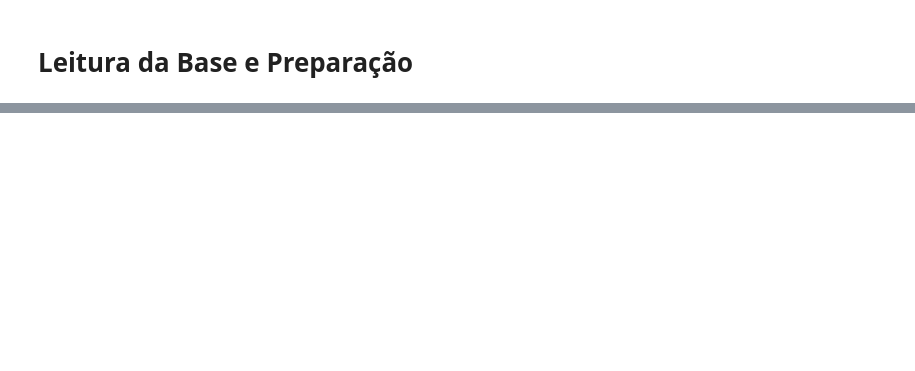
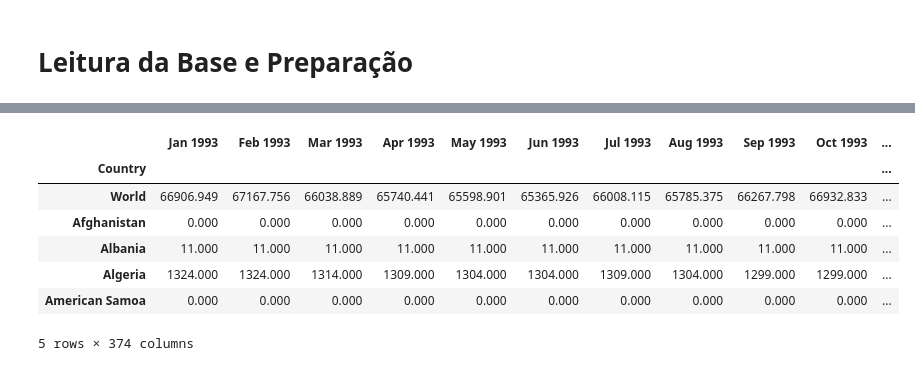
Before and after one commit to Zoneti/fiap-postech-tech-challenge4, a Jupyter notebook: Tech_Challeng_4.ipynb, the cells around one changed output, grey strips where cells are left out. Drawn from its saved outputs; the diff is of its cells as text; code cells hidden in the pictures; blank space fills up the shorter version.

```diff
--- a/Tech_Challeng_4.ipynb
+++ b/Tech_Challeng_4.ipynb
@@ -38,0 +185,48 @@ warnings.filterwarnings('ignore')
+# %%
+for col in df_producao_petroleo.columns:
+    if col != 'Country':
+      df_producao_petroleo[col] = pd.to_numeric(df_producao_petroleo[col])
+# %%
+df_producao_petroleo["Continent"] = df_producao_petroleo.apply(lambda row: country_to_continent(row.Country), axis=1)
+# %%
+df_producao_petroleo.at['World','Continent'] = 'World'
+df_producao_petroleo.at['Antarctica','Continent'] = 'North America'
+df_producao_petroleo.at['Burma','Continent'] = 'Asia'
+df_producao_petroleo.at['Congo-Brazzaville','Continent'] = 'Africa'
+df_producao_petroleo.at['Congo-Kinshasa','Continent'] = 'Africa'
+df_producao_petroleo.at["Cote d'Ivoire",'Continent'] = 'Africa'
+df_producao_petroleo.at['Former Czechoslovakia','Continent'] = 'Asia'
+df_producao_petroleo.at['Former Serbia and Montenegro','Continent'] = 'Europe'
+df_producao_petroleo.at['Former U.S.S.R.','Continent'] = 'Asia'
+df_producao_petroleo.at['Former Yugoslavia','Continent'] = 'Asia'
+df_producao_petroleo.at['Gambia, The','Continent'] = 'Africa'
+df_producao_petroleo.at['Germany, East','Continent'] = 'Europe'
+df_producao_petroleo.at['Germany, West','Continent'] = 'Europe'
+df_producao_petroleo.at['Hawaiian Trade Zone','Continent'] = 'North America'
+df_producao_petroleo.at['Kosovo','Continent'] = 'Europe'
+df_producao_petroleo.at['Netherlands Antilles','Continent'] = 'Europe'
+df_producao_petroleo.at['Palestinian Territories','Continent'] = 'Asia'
+df_producao_petroleo.at['Reunion','Continent'] = 'Europe'
+df_producao_petroleo.at['Saint Helena','Continent'] = 'Europe'
+df_producao_petroleo.at['Saint Vincent/Grenadines','Continent'] = 'North America'
+df_producao_petroleo.at['The Bahamas','Continent'] = 'Europe'
+df_producao_petroleo.at['Timor-Leste','Continent'] = 'Asia'
+df_producao_petroleo.at['Turkiye','Continent'] = 'Asia'
+df_producao_petroleo.at['U.S. Pacific Islands','Continent'] = 'North America'
+df_producao_petroleo.at['U.S. Territories','Continent'] = 'North America'
+df_producao_petroleo.at['U.S. Virgin Islands','Continent'] = 'North America'
+df_producao_petroleo.at['Wake Island','Continent'] = 'North America'
+df_producao_petroleo.at['Western Sahara','Continent'] = 'Africa'
+# %%
+df_producao_petroleo.set_index('Country', inplace=True)
+# %%
+df_producao_petroleo.head()
+# %% [output]
+|  | Jan 1993 | Feb 1993 | Mar 1993 | Apr 1993 | May 1993 | Jun 1993 | Jul 1993 | Aug 1993 | Sep 1993 | Oct 1993 | ... |
+| Country |  |  |  |  |  |  |  |  |  |  | ... |
+| World | 66906.949 | 67167.756 | 66038.889 | 65740.441 | 65598.901 | 65365.926 | 66008.115 | 65785.375 | 66267.798 | 66932.833 | ... |
+| Afghanistan | 0.000 | 0.000 | 0.000 | 0.000 | 0.000 | 0.000 | 0.000 | 0.000 | 0.000 | 0.000 | ... |
+| Albania | 11.000 | 11.000 | 11.000 | 11.000 | 11.000 | 11.000 | 11.000 | 11.000 | 11.000 | 11.000 | ... |
+| Algeria | 1324.000 | 1324.000 | 1314.000 | 1309.000 | 1304.000 | 1304.000 | 1309.000 | 1304.000 | 1299.000 | 1299.000 | ... |
+| American Samoa | 0.000 | 0.000 | 0.000 | 0.000 | 0.000 | 0.000 | 0.000 | 0.000 | 0.000 | 0.000 | ... |
+5 rows × 374 columns
```
Also changed, not shown: parts of 23 cells of this notebook.
